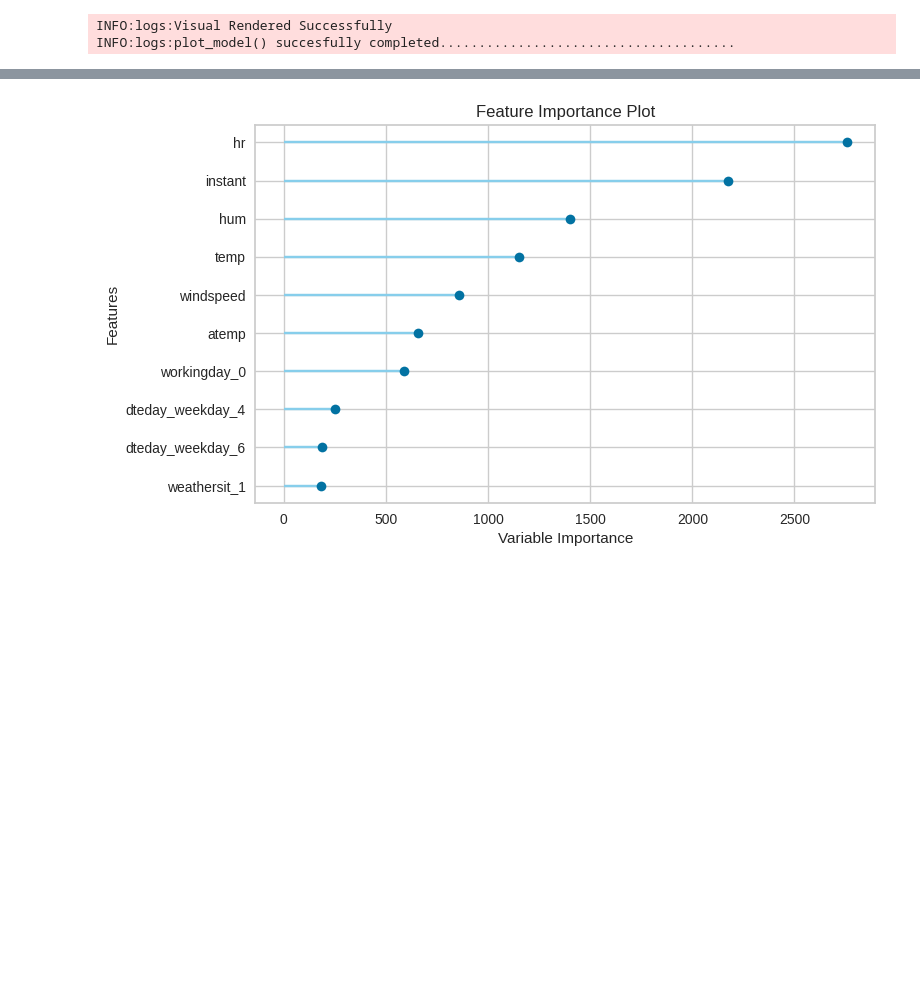
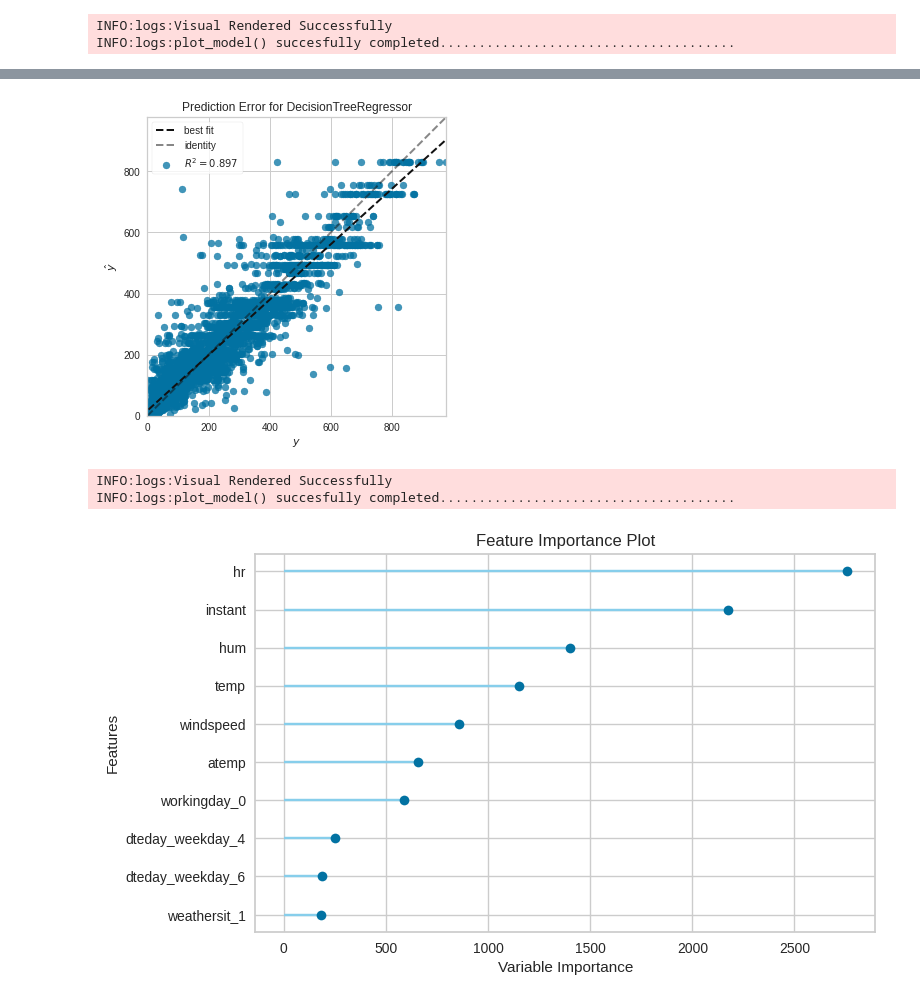
Before and after one commit to cruzalacar/AI-BikeSharing, a Jupyter notebook: AI_Project_BikeSharing.ipynb, the cells around one changed output, grey strips where cells are left out. Cells and saved outputs as stored; diff of their text form; code cells hidden in the pictures; blank space fills up the shorter version.

```diff
--- a/AI_Project_BikeSharing.ipynb
+++ b/AI_Project_BikeSharing.ipynb
@@ -302,3 +320,9 @@ INFO:logs:plot_model() succesfully completed....................................
+# %%
+plot_model(tuned_dt, plot = 'error')
+# %% [output]
+[figure, added]
+INFO:logs:Visual Rendered Successfully
+INFO:logs:plot_model() succesfully completed......................................
 # %%
 plot_model(tuned_lightgbm, plot='feature')
 # %% [output]
```
Also changed, not shown: parts of 4 cells of this notebook.
